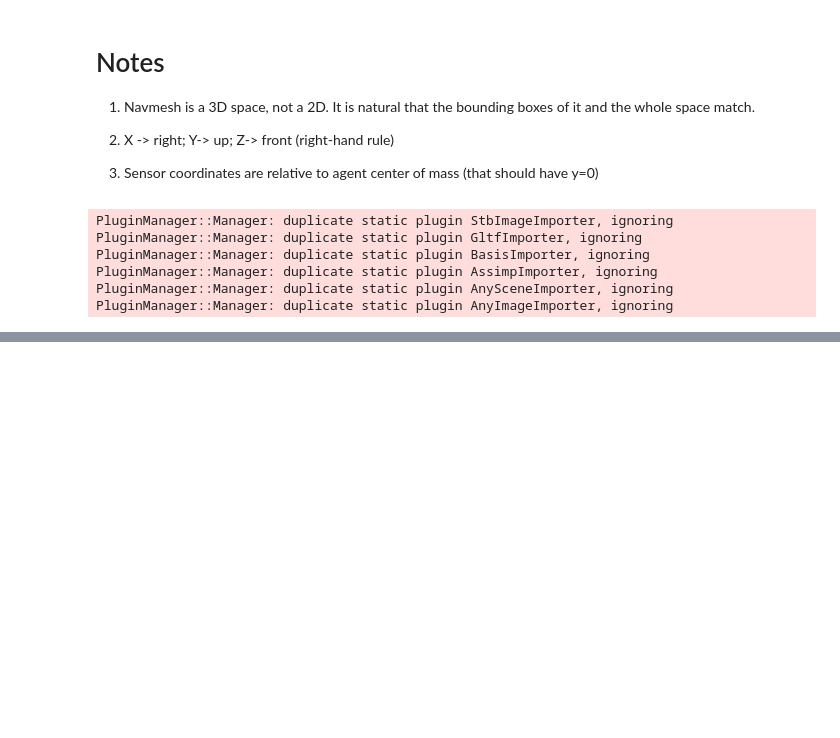
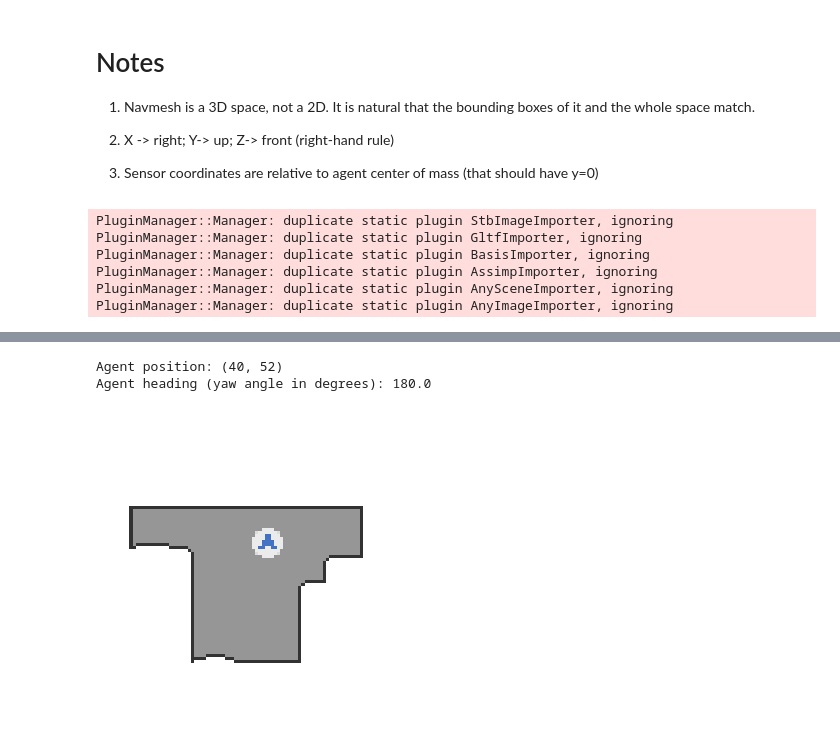
Before and after one commit to joaocb2002/ObjectNav-Msc, a Jupyter notebook: main.ipynb, the cells around one changed output, grey strips where cells are left out. Cells and saved outputs as stored; diff of their text form; code cells hidden in the pictures; blank space fills up the shorter version.

```diff
--- a/main.ipynb
+++ b/main.ipynb
@@ -263,7 +294,6 @@ while(True):
     if sim.pathfinder.is_navigable(random_position):
         break
 agent_state.position = random_position
-agent_state.rotation = np.quaternion(1.0, 0.0, 0.0, 0.0)
 agent.set_state(agent_state)
 
 # Print the agent's state
@@ -365,3 +334,19 @@ def agent_on_map_img(sim, agent, topdown_map, offset):
+# %%
+# Plot the agent on the top-down map
+topdown_map_copy = topdown_map.copy()
+agent_on_map(sim, agent, topdown_map_copy)
+plt.figure(figsize=(4, 4))
+plt.imshow(topdown_map_copy)
+
+# Adjust the axes limits to ensure the full rectangle is visible
+plt.xlim(-1, map_width + 1)  # Add padding to the left and right
+plt.ylim(map_height + 1, -1)  # Add padding to the top and bottom (invert y-axis for images)
+plt.axis("off")
+plt.show()
+# %% [output]
+Agent position: (40, 52)
+Agent heading (yaw angle in degrees): 180.0
+[figure, added]
 # %%
 total_frames = 0
 action_names = list(cfg.agents[sim_settings["default_agent"]].action_space.keys())
```
Also changed, not shown: parts of 13 cells of this notebook, 1 other file.
